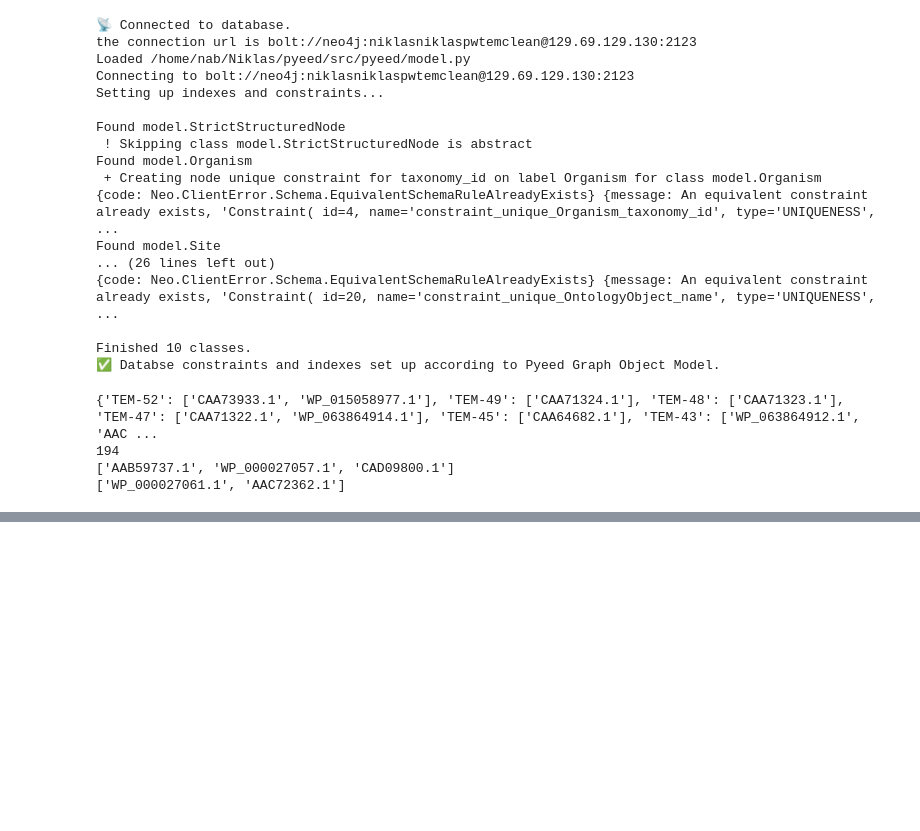
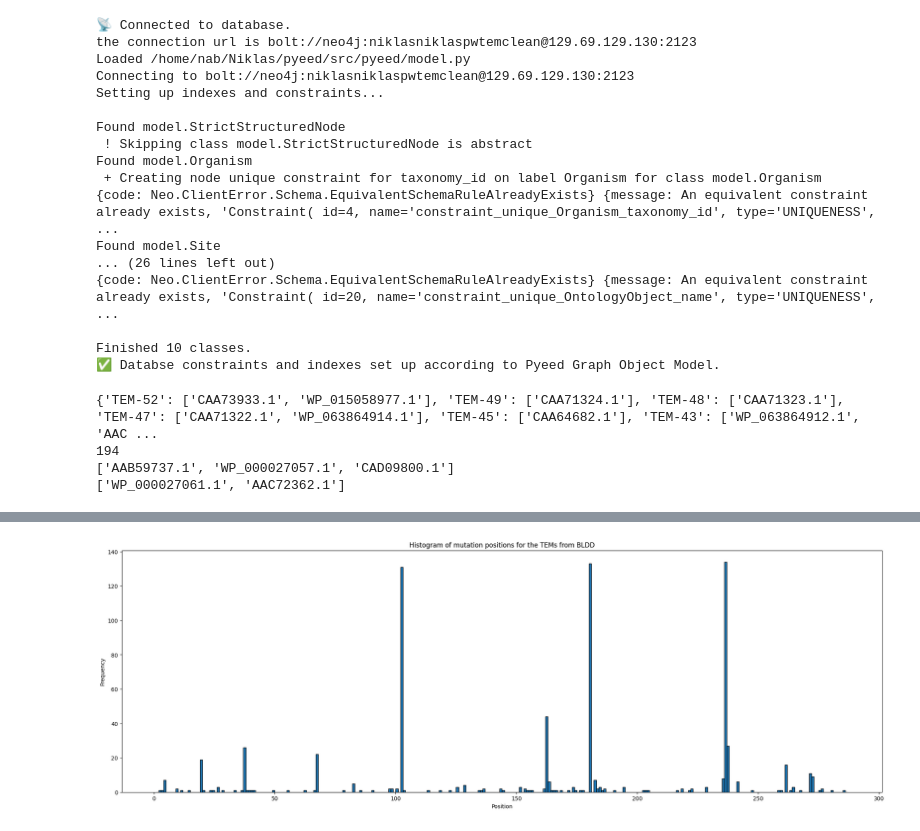
Before and after one commit to PyEED/TEM-lactamase, a Jupyter notebook: scr/code/020_Plots.ipynb, the cells around one changed output, grey strips where cells are left out. Saved outputs shown, nothing was run; the diff lists cells and outputs as text; code cells hidden in the pictures; blank space fills up the shorter version.

```diff
--- a/scr/code/020_Plots.ipynb
+++ b/scr/code/020_Plots.ipynb
@@ -95,0 +246,15 @@ print(data_tem_ids['TEM-10'])
+# %%
+# plot the histogram of the mutation positions for the TEMs from BLDD
+positions_bldd = []
+for i in range(len(result_of_base_blasTEM1a_protein)):
+    if result_of_base_blasTEM1a_protein[i]['o.accession_id'] in flat_list:
+        positions_bldd.extend(result_of_base_blasTEM1a_protein[i]['rel_protein.from_positions'])
+
+plt.figure(figsize=(25, 8))
+plt.hist(positions_bldd, bins=range(1, 288), edgecolor='black')
+plt.title("Histogram of mutation positions for the TEMs from BLDD")
+plt.xlabel("Position")
+plt.ylabel("Frequency")
+plt.show()
+# %% [output]
+[figure, added]
```
Also changed, not shown: parts of 14 cells of this notebook, 4 other files.
